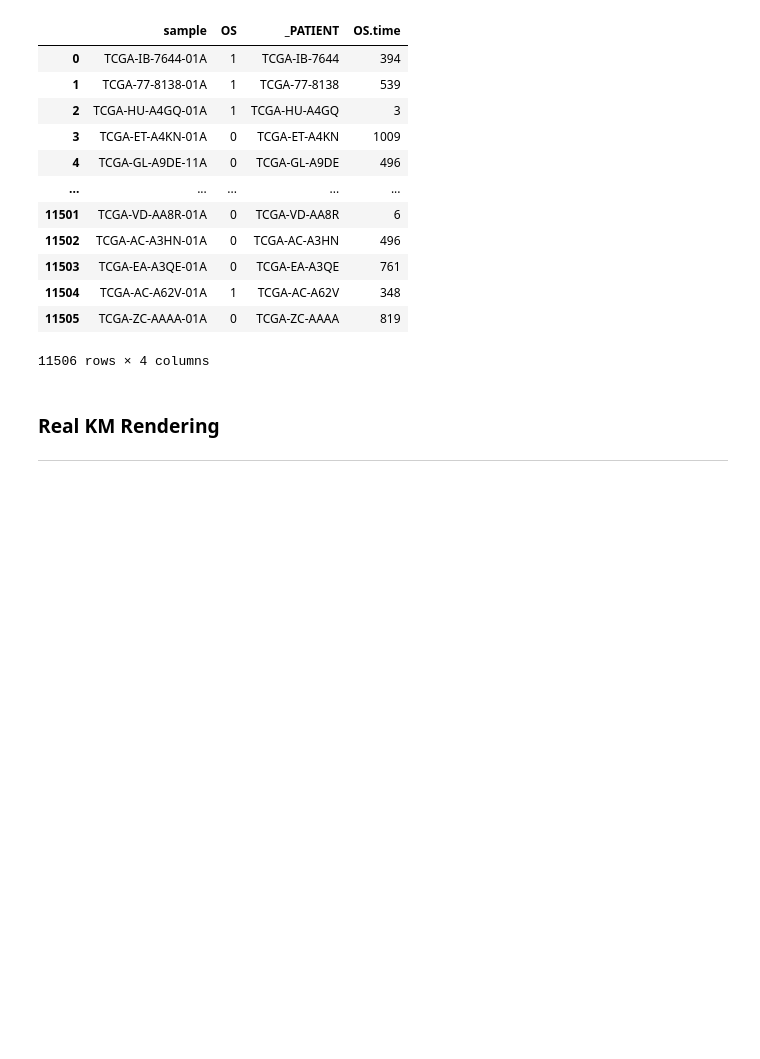
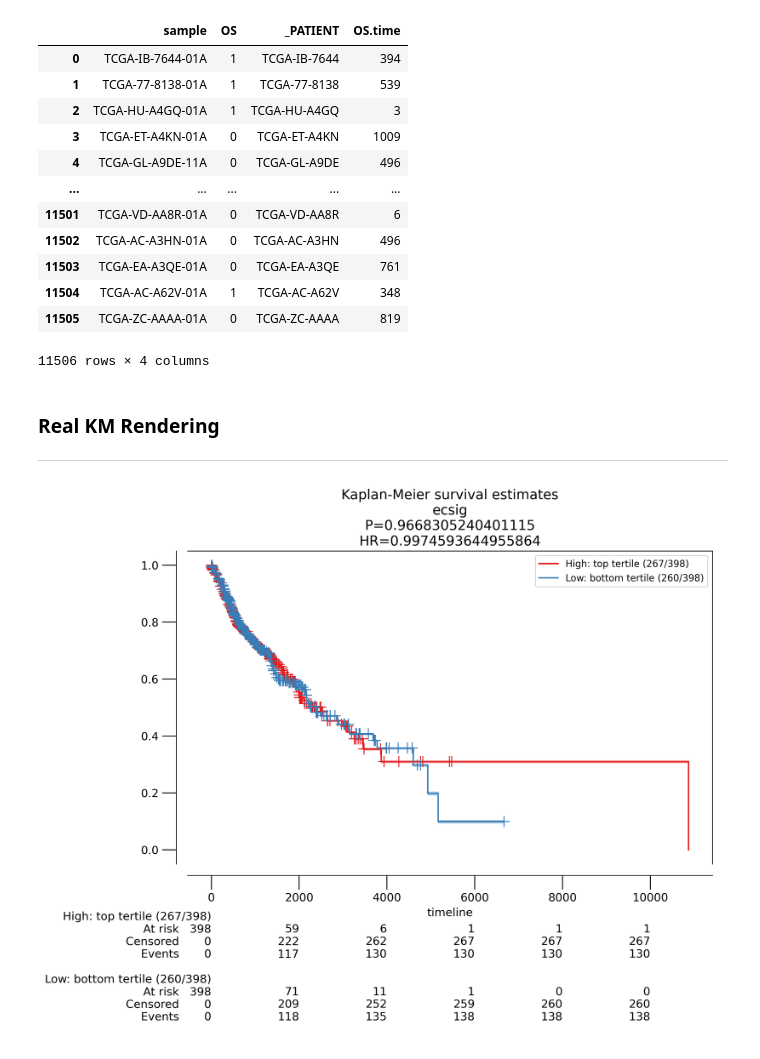
Before and after one commit to erincameron11/survival-analysis-tool, a Jupyter notebook: DataAnalysis.ipynb, the cells around one changed output. Drawn from its saved outputs; the diff is of its cells as text; code cells hidden in the pictures; blank space fills up the shorter version.

```diff
--- a/DataAnalysis.ipynb
+++ b/DataAnalysis.ipynb
@@ -546,31 +546,33 @@ if 'top' in selection:
 # Data
 time_event = km_df['OS.time']
 censoring = km_df['OS'] # Alive / Dead
 y = km_df['NES_group']
 
 # Compute Survival
 results = km.fit(time_event, censoring, y)
 
 # Locate P value
 p_value = results['logrank_P']
 
 # Compute hazard ratio
 hazard_df = km_df.copy()
 hazard_df['NES_group'] = hazard_df['NES_group'].cat.codes
 cox_model = sm.PHReg(hazard_df['OS.time'], hazard_df[['NES_group']], status=hazard_df['OS'])
 hazard_results = cox_model.fit()
 # Locate the log hazard ratio (log HR)
 log_hazard_ratio = hazard_results.params[0]
 # Calculate the Hazard Ratio (HR)
 hazard_ratio = np.exp(log_hr)
 
 # Plot with P value, hazard ratio, and signature name
 title = f'Kaplan-Meier survival estimates\n{signature_name}\nP={p_value}\nHR={hazard_ratio}'
-km_plot = km.plot(results, title=title, dpi=300, visible=False)
+km_plot = km.plot(results, title=title, dpi=300, visible=True)
 
 # Extract the figure from the plot output
 fig = km_plot[0]
 # Adjust the margins
 fig.subplots_adjust(top=0.9, bottom=0.1, left=0.1, right=0.9)
 # Save the plot - using bbox_inches='tight' to avoid cutting off any content
 fig.savefig("mat_km_plot.png", bbox_inches='tight')
+# %% [output]
+[figure, added]
```
Also changed, not shown: parts of 2 cells of this notebook, 1 other file.
